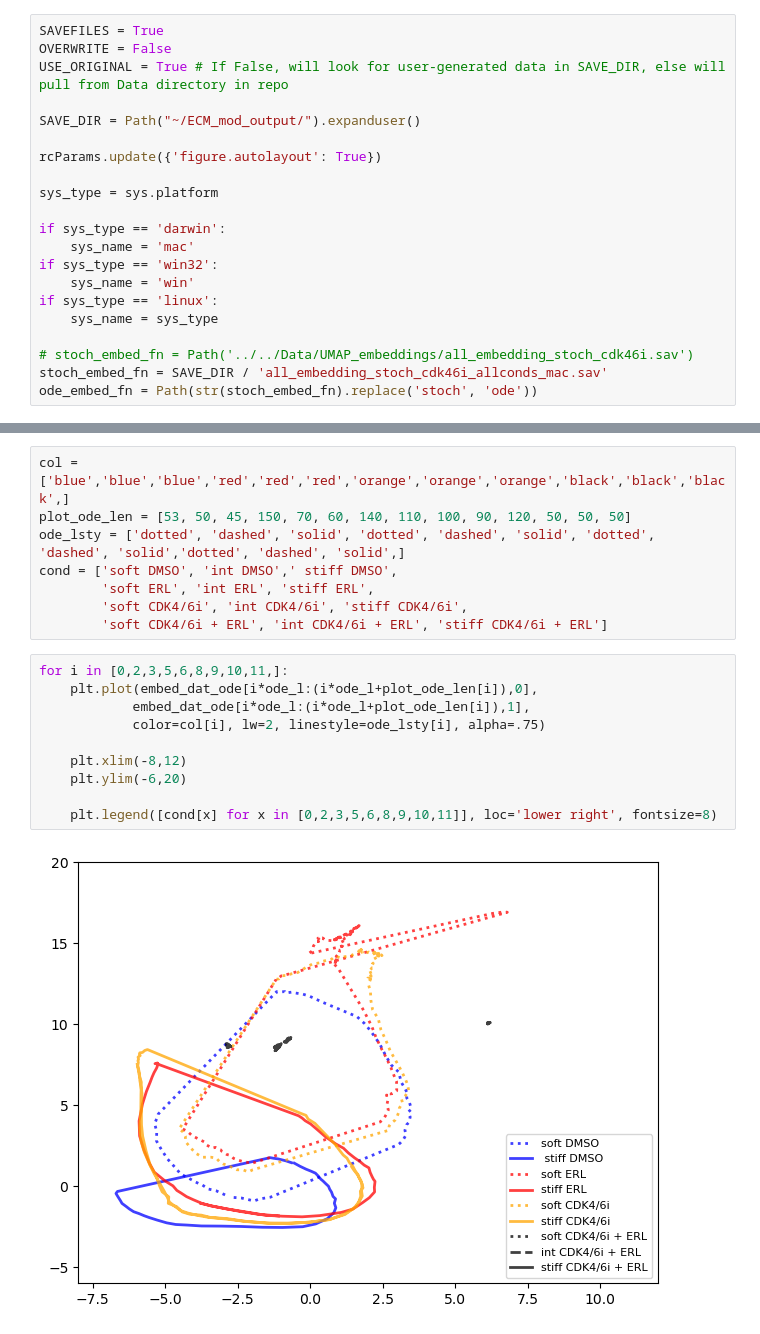
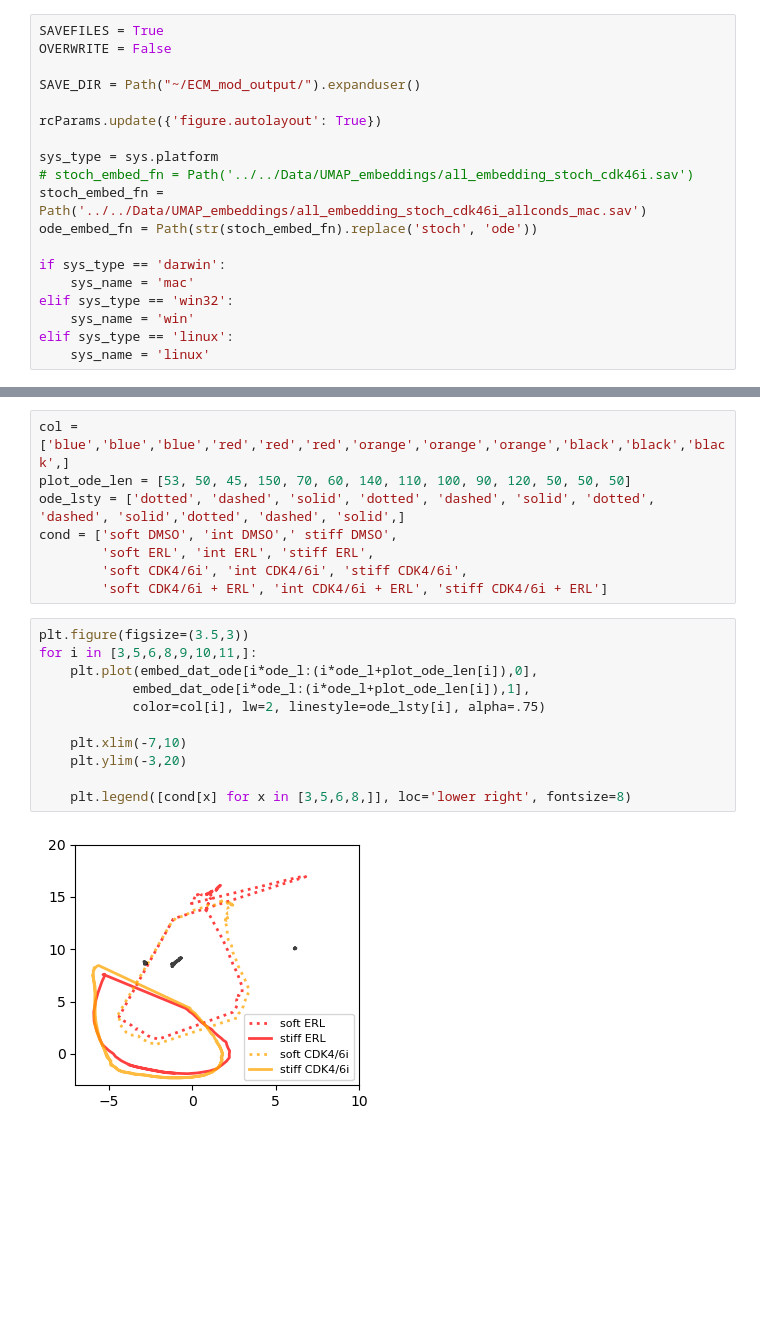
Before and after one commit to QuLab-VU/ECM_cell_cycle_model, a Jupyter notebook: Figures/Fig7/Fig7.ipynb, the cells around one changed output, grey strips where cells are left out. Cells and saved outputs as stored; diff of their text form; blank space fills up the shorter version.

```diff
--- a/Figures/Fig7/Fig7.ipynb
+++ b/Figures/Fig7/Fig7.ipynb
@@ -16,24 +26,22 @@ from random import randint
 # %%
 SAVEFILES = True
 OVERWRITE = False
-USE_ORIGINAL = True # If False, will look for user-generated data in SAVE_DIR, else will pull from Data directory in repo
 
 SAVE_DIR = Path("~/ECM_mod_output/").expanduser()
 
 rcParams.update({'figure.autolayout': True})
 
 sys_type = sys.platform
+# stoch_embed_fn = Path('../../Data/UMAP_embeddings/all_embedding_stoch_cdk46i.sav')
+stoch_embed_fn = Path('../../Data/UMAP_embeddings/all_embedding_stoch_cdk46i_allconds_mac.sav')
+ode_embed_fn = Path(str(stoch_embed_fn).replace('stoch', 'ode'))
 
 if sys_type == 'darwin':
     sys_name = 'mac'
-if sys_type == 'win32':
+elif sys_type == 'win32':
     sys_name = 'win'
-if sys_type == 'linux':
-    sys_name = sys_type
-
-# stoch_embed_fn = Path('../../Data/UMAP_embeddings/all_embedding_stoch_cdk46i.sav')
-stoch_embed_fn = SAVE_DIR / 'all_embedding_stoch_cdk46i_allconds_mac.sav'
-ode_embed_fn = Path(str(stoch_embed_fn).replace('stoch', 'ode'))
+elif sys_type == 'linux':
+    sys_name = 'linux'
 # %% [markdown]
 ### Load UMAP embedding of CDK4/6i data
 UMAP embeddings should be `SAVE_DIR`. If they are not detected, they will be downloaded automatically.
@@ -75,16 +87,17 @@ cond = ['soft DMSO', 'int DMSO',' stiff DMSO',
         'soft CDK4/6i', 'int CDK4/6i', 'stiff CDK4/6i',
         'soft CDK4/6i + ERL', 'int CDK4/6i + ERL', 'stiff CDK4/6i + ERL']
 # %%
-for i in [0,2,3,5,6,8,9,10,11,]:
+plt.figure(figsize=(3.5,3))
+for i in [3,5,6,8,9,10,11,]:
     plt.plot(embed_dat_ode[i*ode_l:(i*ode_l+plot_ode_len[i]),0],
             embed_dat_ode[i*ode_l:(i*ode_l+plot_ode_len[i]),1],
             color=col[i], lw=2, linestyle=ode_lsty[i], alpha=.75)
 
-    plt.xlim(-8,12)
-    plt.ylim(-6,20)
+    plt.xlim(-7,10)
+    plt.ylim(-3,20)
 
-    plt.legend([cond[x] for x in [0,2,3,5,6,8,9,10,11]], loc='lower right', fontsize=8)
+    plt.legend([cond[x] for x in [3,5,6,8,]], loc='lower right', fontsize=8)
 # %% [output]
-[figure, old version]
+[figure, new version]
 # %%
 for pos in [3,5,8,9,10,11,]:
```
Also changed, not shown: parts of 14 cells of this notebook, 2 other files.
